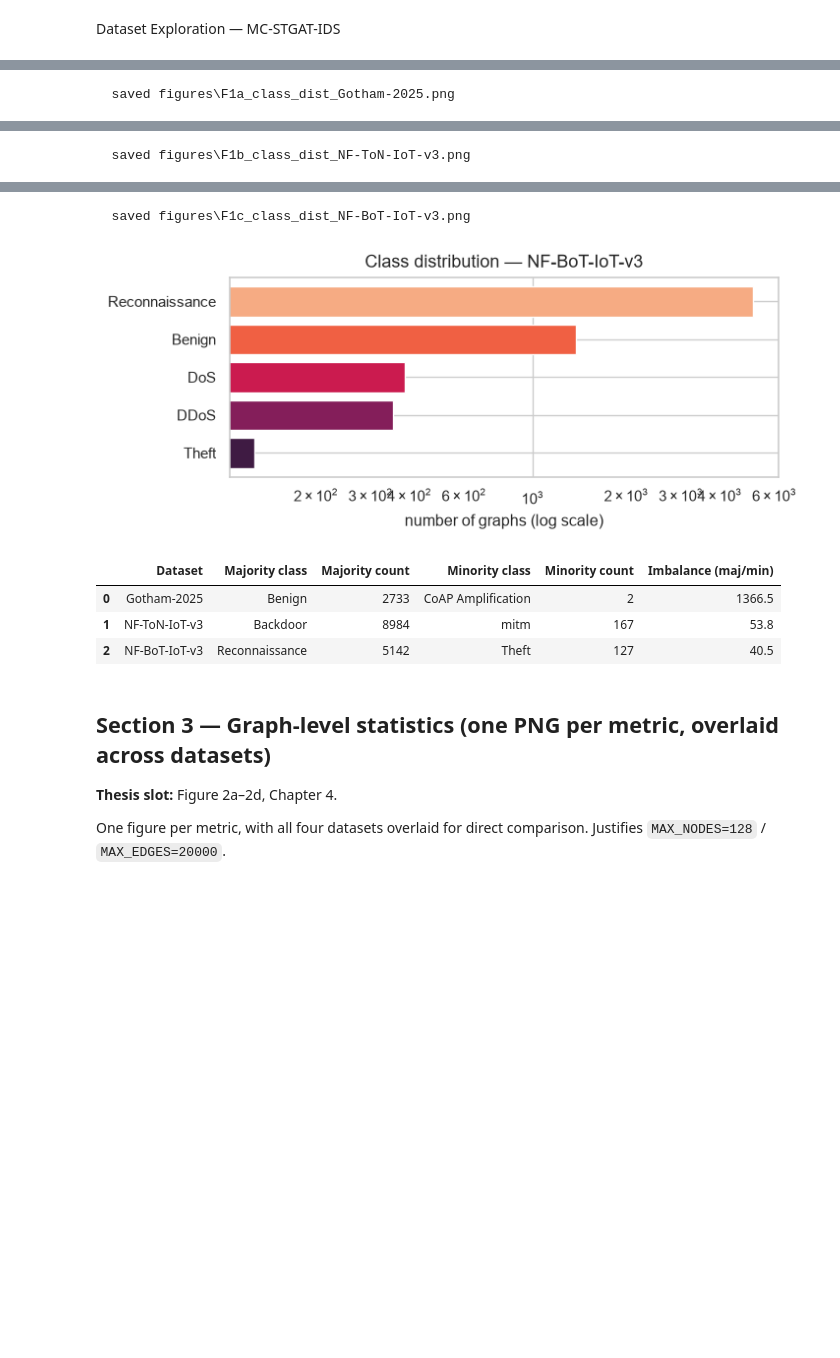
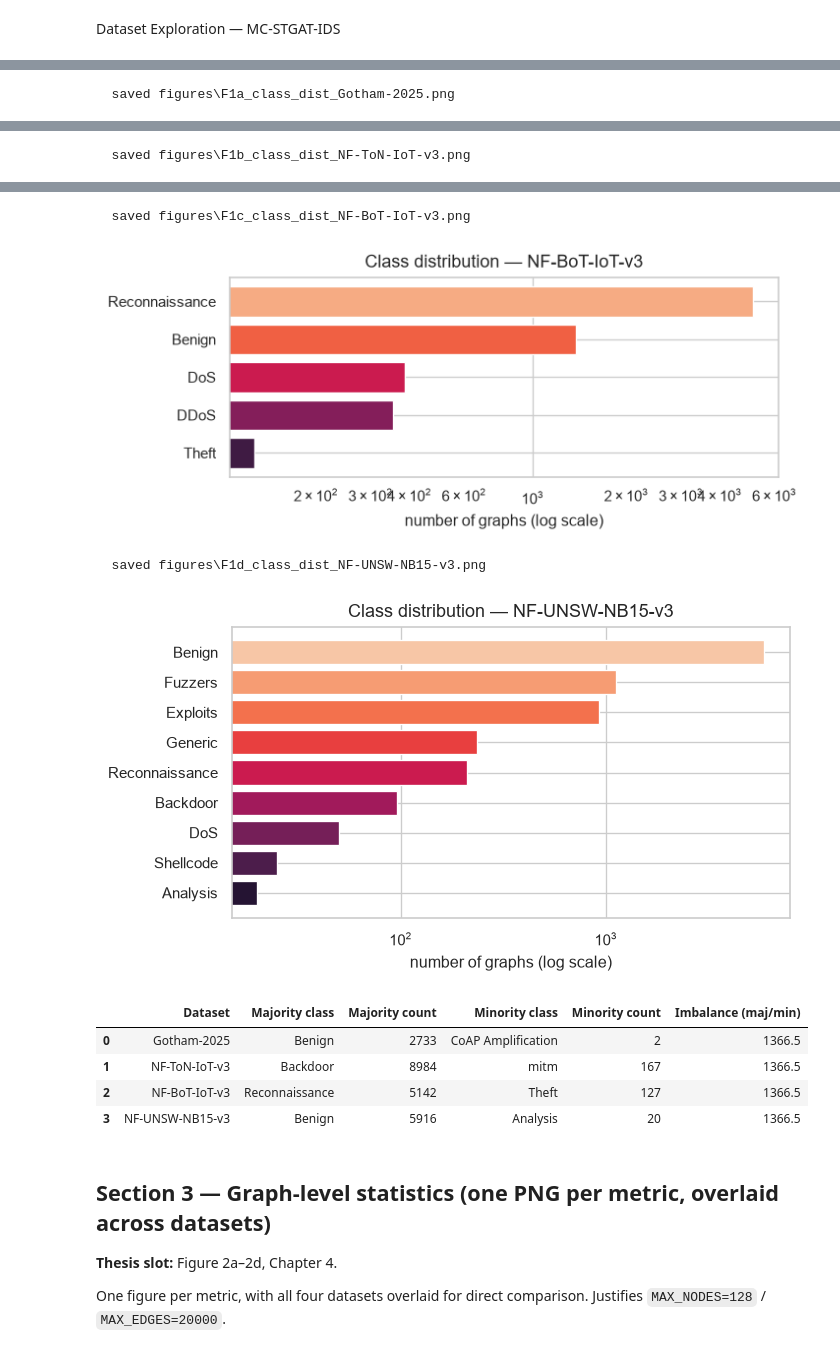
Before and after one commit to asicoltd/MC-STGAT-IDS, a Jupyter notebook: 0_2_phase_Dataset_Explore.ipynb, the cells around one changed output, grey strips where cells are left out. Cells and saved outputs as stored; diff of their text form; code cells hidden in the pictures; blank space fills up the shorter version.

```diff
--- a/0_2_phase_Dataset_Explore.ipynb
+++ b/0_2_phase_Dataset_Explore.ipynb
@@ -37,11 +37,13 @@ DATASETS = {
     'Gotham-2025':      'Gotham_processed_features_10s/graphs',
     'NF-ToN-IoT-v3':    'NFToNIoT_v3_10s/graphs',
     'NF-BoT-IoT-v3':    'NFBoTIoT_v3_10s/graphs',
+    'NF-UNSW-NB15-v3':  'NFUNSWNB15_v3_10s/graphs',
 }
 THRESHOLDS = {
     'Gotham-2025':      0.08,
     'NF-ToN-IoT-v3':    0.15,
     'NF-BoT-IoT-v3':    0.10,
+    'NF-UNSW-NB15-v3':  0.08,
 }
 
 def slug(name):
@@ -148,36 +154,39 @@ for i, (name, root) in enumerate(DATASETS.items()):
         continue
     cnt = Counter(graph_label(g, THRESHOLDS[name]) for g in all_graphs(root))
     if not cnt:
         continue
     ser = pd.Series(cnt).sort_values(ascending=True)
 
     fig, ax = plt.subplots(figsize=(6, max(2.2, 0.35 * len(ser))))
     ax.barh(ser.index, ser.values,
             color=sns.color_palette('rocket', len(ser)))
     ax.set_xscale('log')
     ax.set_xlabel('number of graphs (log scale)')
     ax.set_title(f'Class distribution — {name}')
     save_fig(fig, f'F1{letters[i]}_class_dist_{slug(name)}')
 
     imbalance_rows.append({
         'Dataset': name,
         'Majority class': ser.idxmax(), 'Majority count': int(ser.max()),
         'Minority class': ser.idxmin(), 'Minority count': int(ser.min()),
-        'Imbalance (maj/min)': round(ser.max() / max(ser.min(), 1), 1),
+        'Imbalance (maj/min)': round(M.sum(axis=1).max() / max(M.sum(axis=1).min(), 1), 1),
     })
 
 pd.DataFrame(imbalance_rows)
 # %% [output]
   saved figures\F1a_class_dist_Gotham-2025.png
 [figure]
   saved figures\F1b_class_dist_NF-ToN-IoT-v3.png
 [figure]
   saved figures\F1c_class_dist_NF-BoT-IoT-v3.png
 [figure]
+  saved figures\F1d_class_dist_NF-UNSW-NB15-v3.png
+[figure, added]
 |  | Dataset | Majority class | Majority count | Minority class | Minority count | Imbalance (maj/min) |
 | 0 | Gotham-2025 | Benign | 2733 | CoAP Amplification | 2 | 1366.5 |
-| 1 | NF-ToN-IoT-v3 | Backdoor | 8984 | mitm | 167 | 53.8 |
-| 2 | NF-BoT-IoT-v3 | Reconnaissance | 5142 | Theft | 127 | 40.5 |
+| 1 | NF-ToN-IoT-v3 | Backdoor | 8984 | mitm | 167 | 1366.5 |
+| 2 | NF-BoT-IoT-v3 | Reconnaissance | 5142 | Theft | 127 | 1366.5 |
+| 3 | NF-UNSW-NB15-v3 | Benign | 5916 | Analysis | 20 | 1366.5 |
 # %% [markdown]
 ## Section 3 — Graph-level statistics (one PNG per metric, overlaid across datasets)
 
```
Also changed, not shown: parts of 15 cells of this notebook, 5 other files.
